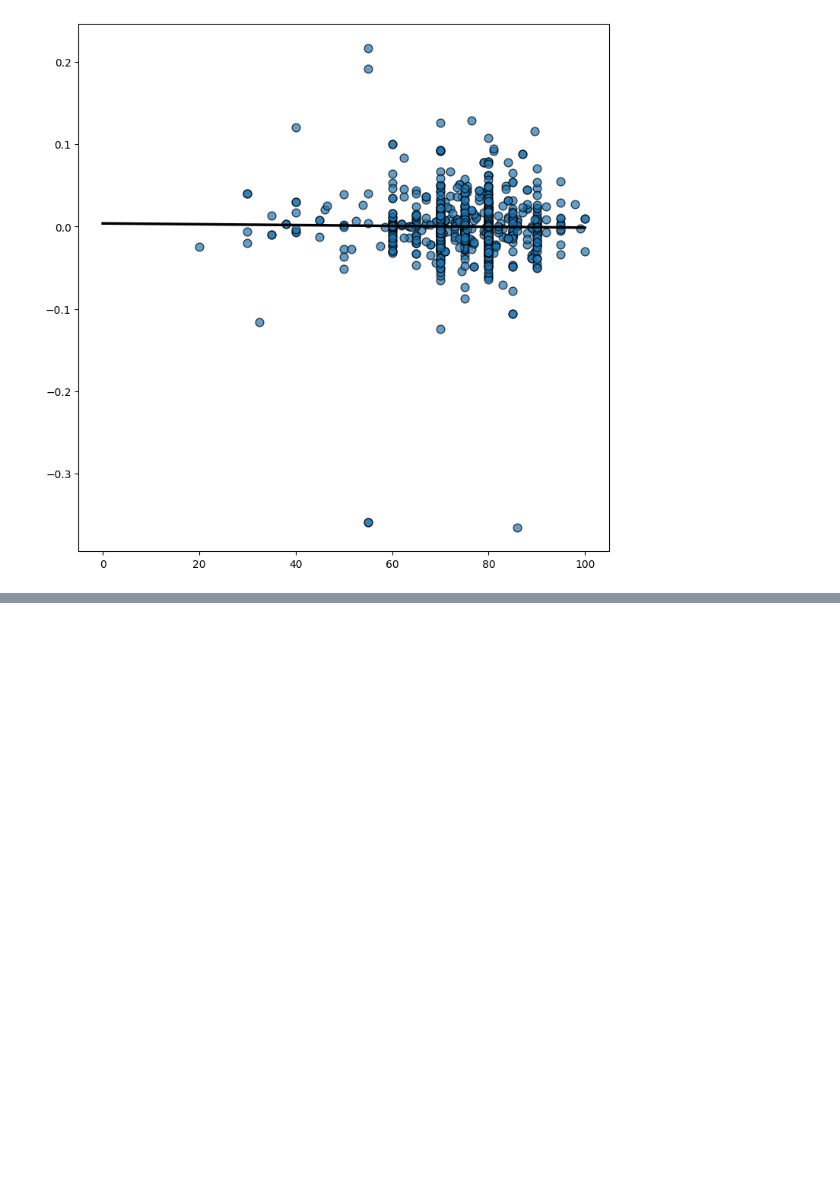
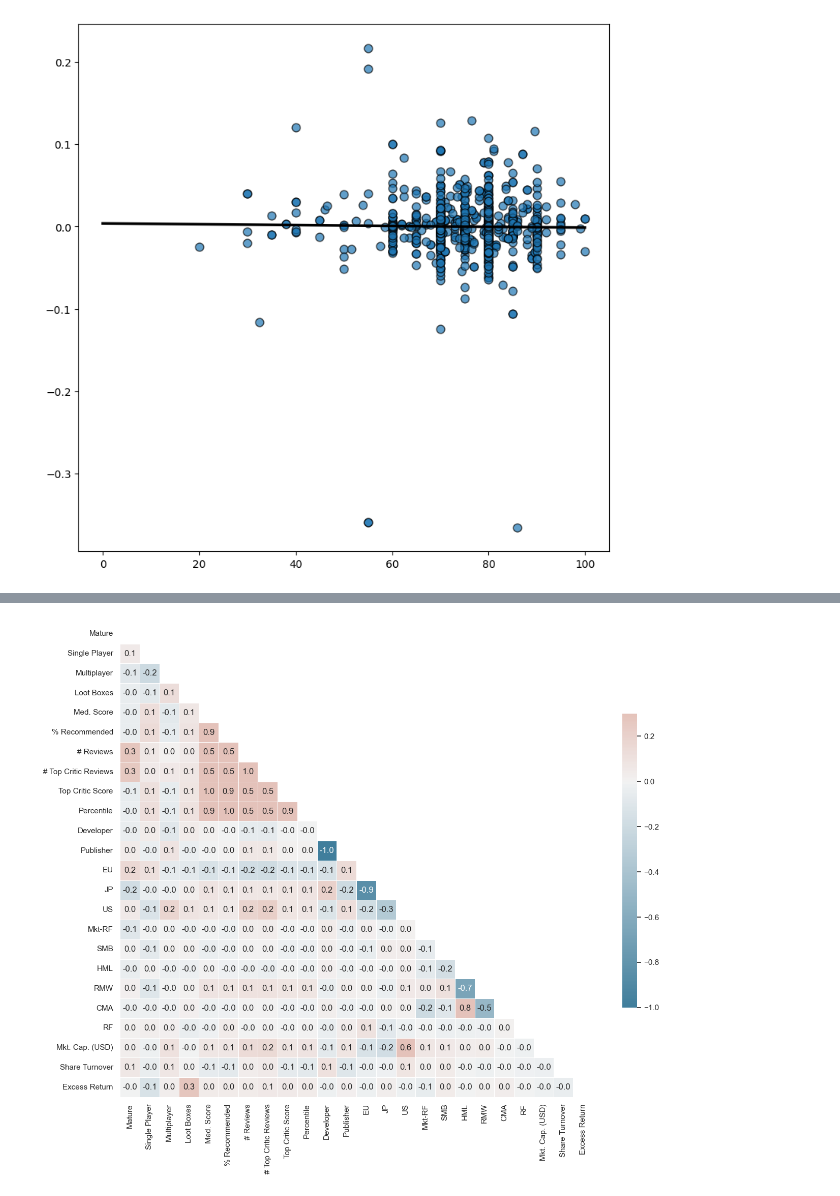
Before and after one commit to c0nn0rstevens/video-game-review-scores-returns-thesis, a Jupyter notebook: cross_sectional_regressions.ipynb, the cells around one changed output, grey strips where cells are left out. Saved outputs shown, nothing was run; the diff lists cells and outputs as text; code cells hidden in the pictures; blank space fills up the shorter version.

Commit message:
Add correlation matrix and initial regr

```diff
--- a/cross_sectional_regressions.ipynb
+++ b/cross_sectional_regressions.ipynb
@@ -334,0 +330,56 @@ games_returns_release_df[['mature',
+# %%
+sns.set_theme(style="white")
+
+label = [
+        'Mature',
+        'Single Player',
+        'Multiplayer',
+        'Loot Boxes',
+        'Med. Score',
+        '% Recommended',
+        '# Reviews',
+        '# Top Critic Reviews',
+        'Top Critic Score',
+        'Percentile',
+        'Developer',
+        'Publisher',
+        'EU',
+        'JP',
+        'US',
+        'Mkt-RF',
+        'SMB',
+        'HML',
+        'RMW',
+        'CMA',
+        'RF',
+        'Mkt. Cap. (USD)',
+        'Share Turnover',
+        'Excess Return'
+        ]
+# Generate a mask for the upper triangle
+mask = np.triu(np.ones_like(corr_matrix, dtype=bool))
+
+# Set up the matplotlib figure
+f, ax = plt.subplots(figsize=(15, 15))
+
+# Generate a custom diverging colormap
+cmap = sns.diverging_palette(230, 20, as_cmap=True)
+
+# Draw the heatmap with the mask and correct aspect ratio
+sns.heatmap(
+    corr_matrix,
+    mask=mask,
+    cmap=cmap,
+    vmax=.3,
+    center=0,
+    square=True,
+    linewidths=.5,
+    cbar_kws={"shrink": .5},
+    xticklabels=label,
+    yticklabels=label,
+    annot=True,
+    fmt=".1f"
+      )
+f.savefig('correlation_matrix_heatmap.png')
+# %% [output]
+[figure, added]
```
Also changed, not shown: parts of 29 cells of this notebook, 12 other files.
